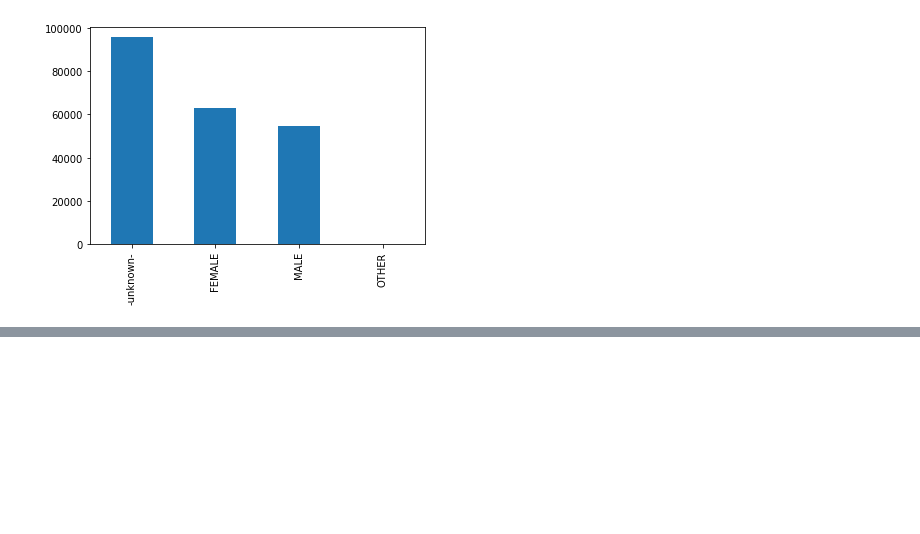
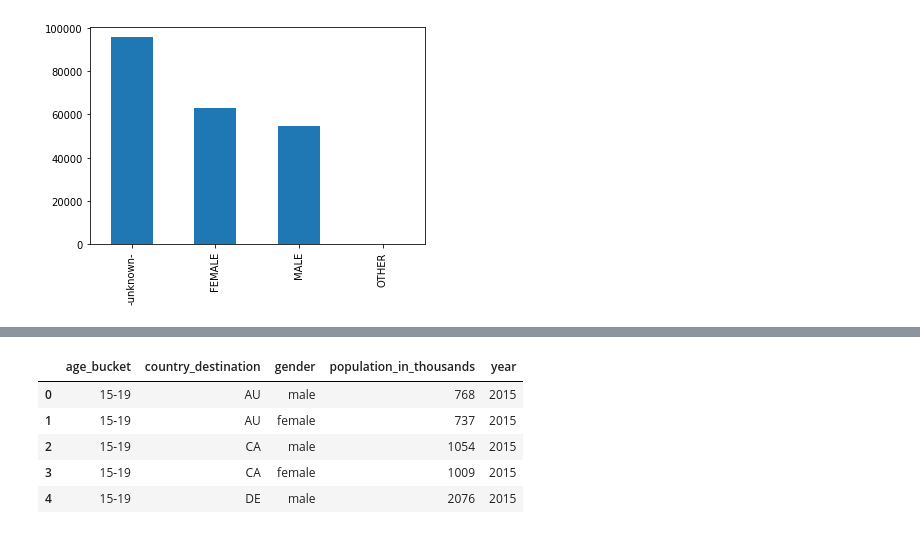
Before and after one commit to venkii83/Springboard, a Jupyter notebook: Capstone 1.ipynb, the cells around one changed output, grey strips where cells are left out. Saved outputs shown, nothing was run; the diff lists cells and outputs as text; code cells hidden in the pictures; blank space fills up the shorter version.

```diff
--- a/Capstone 1.ipynb
+++ b/Capstone 1.ipynb
@@ -158,0 +162,10 @@ plt.show()
+# %%
+age_b = pd.read_csv(r'C:\Users\laks0\Documents\GitHub\Springboard\Capstone 1\age_bkts.csv')
+age_b.head()
+# %% [output]
+|  | age_bucket | country_destination | gender | population_in_thousands | year |
+| 0 | 15-19 | AU | male | 768 | 2015 |
+| 1 | 15-19 | AU | female | 737 | 2015 |
+| 2 | 15-19 | CA | male | 1054 | 2015 |
+| 3 | 15-19 | CA | female | 1009 | 2015 |
+| 4 | 15-19 | DE | male | 2076 | 2015 |
```
Also changed, not shown: parts of 11 cells of this notebook.
